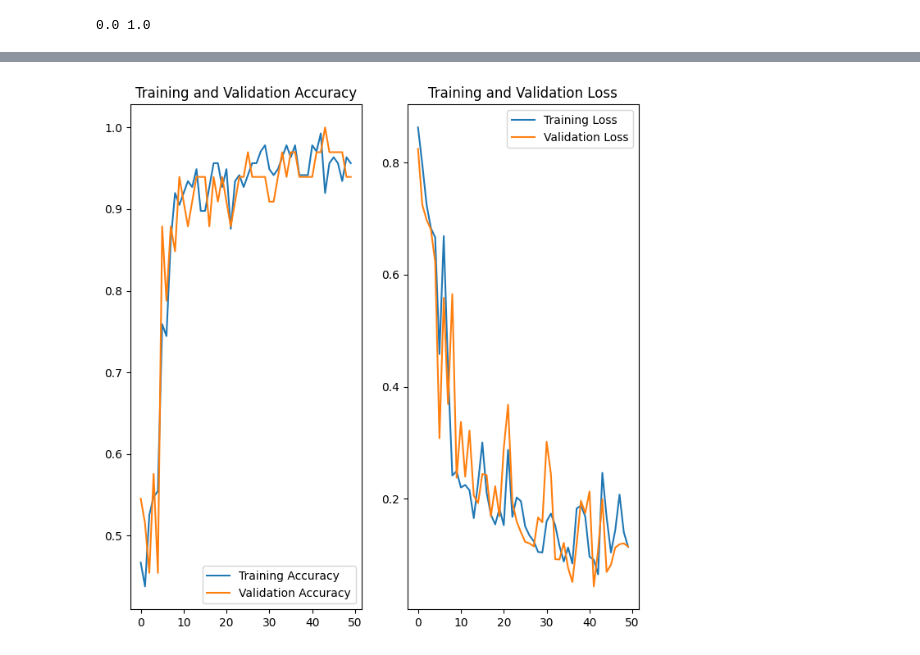
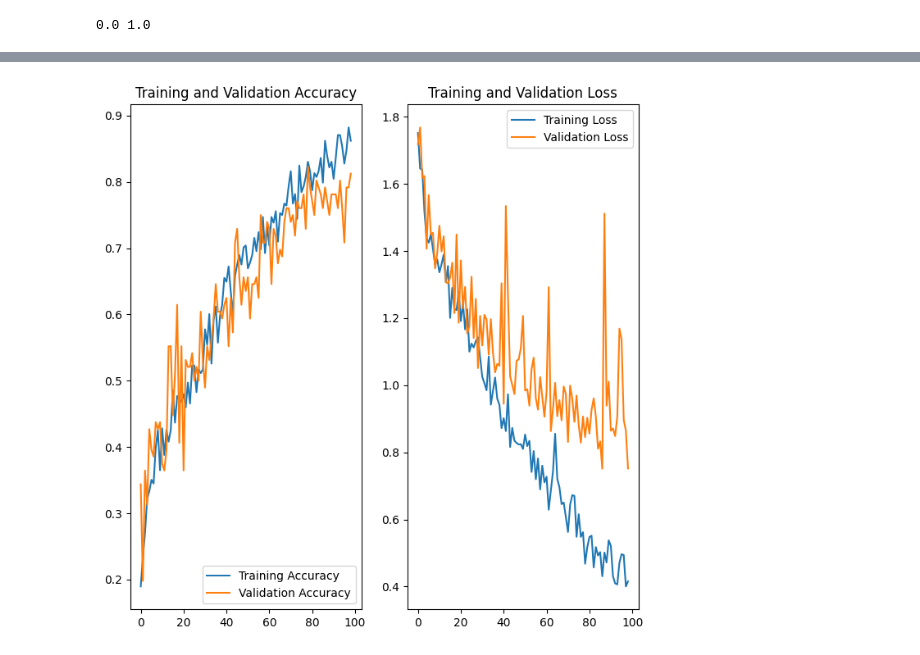
Before and after one commit to RonanRibouletPython/Taylor_Swift_Projects, a Jupyter notebook: model_experiments.ipynb, the cells around one changed output, grey strips where cells are left out. Saved outputs shown, nothing was run; the diff lists cells and outputs as text; code cells hidden in the pictures.

```diff
--- a/model_experiments.ipynb
+++ b/model_experiments.ipynb
@@ -13,6 +17,6 @@ EPOCHS=50
 # %%
 # Directory with the images
-data_dir = "Binary_Class_Eras_Tour"
+data_dir = "Multiple_Class_Eras_Tour"
 dataset = tf.keras.preprocessing.image_dataset_from_directory(
     data_dir,
     labels='inferred',
@@ -123,8 +127,8 @@ from tensorflow.keras.callbacks import ModelCheckpoint, EarlyStopping
 # Data augmentation
 data_augmentation = tf.keras.Sequential([
   tf.keras.layers.RandomFlip("horizontal_and_vertical"),
-  tf.keras.layers.RandomRotation(0.2),
-  #tf.keras.layers.RandomContrast(0.2),
+  tf.keras.layers.RandomRotation(0.4),
+  tf.keras.layers.RandomContrast(0.4),
   #tf.keras.layers.RandomCrop(height=1, width=1),
   #tf.keras.layers.RandomZoom(0.2),
   #tf.keras.layers.RandomTranslation(height_factor=0.2, width_factor=0.2),
@@ -140,21 +144,34 @@ input_shape = (BATCH_SIZE, IMAGE_SIZE, IMAGE_SIZE, CHANNELS)
 
 model = tf.keras.models.Sequential([
     resize_and_rescale,
-    tf.keras.layers.Conv2D(32, kernel_size = (3,3), activation='relu', input_shape=input_shape),
+    tf.keras.layers.Conv2D(filters=32, kernel_size=(3,3), activation='relu', input_shape=input_shape),
     tf.keras.layers.MaxPooling2D((2, 2)),
-    tf.keras.layers.Conv2D(64,  kernel_size = (3,3), activation='relu'),
+    tf.keras.layers.Dropout(0.25),
+
+    tf.keras.layers.Conv2D(filters=64,  kernel_size=(3,3), activation='relu'),
     tf.keras.layers.MaxPooling2D((2, 2)),
-    tf.keras.layers.Conv2D(64,  kernel_size = (3,3), activation='relu'),
+    tf.keras.layers.Dropout(0.25),
+
+    tf.keras.layers.Conv2D(filters=64,  kernel_size=(3,3), activation='relu'),
     tf.keras.layers.MaxPooling2D((2, 2)),
-    tf.keras.layers.Conv2D(64, (3, 3), activation='relu'),
+    tf.keras.layers.Dropout(0.25),
+
+    tf.keras.layers.Conv2D(filters=64, kernel_size=(3, 3), activation='relu'),
     tf.keras.layers.MaxPooling2D((2, 2)),
-    tf.keras.layers.Conv2D(64, (3, 3), activation='relu'),
+    tf.keras.layers.Dropout(0.25),
+
+    tf.keras.layers.Conv2D(filters=64, kernel_size=(3, 3), activation='relu'),
     tf.keras.layers.MaxPooling2D((2, 2)),
-    tf.keras.layers.Conv2D(64, (3, 3), activation='relu'),
+    tf.keras.layers.Dropout(0.25),
+
+
+    tf.keras.layers.Conv2D(filters=64, kernel_size=(3, 3), activation='relu'),
     tf.keras.layers.MaxPooling2D((2, 2)),
+    tf.keras.layers.Dropout(0.25),
+
     tf.keras.layers.Flatten(),
-    tf.keras.layers.Dense(64, activation='relu'),
-    tf.keras.layers.Dense(CHANNELS, activation='softmax'),
+    tf.keras.layers.Dense(32, activation='relu'),
+    tf.keras.layers.Dense(6, activation='softmax'),
 ])
 
 model.build(input_shape=input_shape)
@@ -199,7 +216,7 @@ history = model.fit(
     batch_size=BATCH_SIZE,
     validation_data=val_ds,
     verbose=1,
-    epochs=50,
+    epochs=EPOCHS,
     callbacks=callbacks_list
 )
 # %% [output]
@@ -238,23 +255,23 @@ val_acc = history.history['val_accuracy']
 loss = history.history['loss']
 val_loss = history.history['val_loss']
 # %%
-EPOCHS = 50
+EPOCHS = 99
 
 plt.figure(figsize=(8, 8))
 plt.subplot(1, 2, 1)
 plt.plot(range(EPOCHS), acc, label='Training Accuracy')
 plt.plot(range(EPOCHS), val_acc, label='Validation Accuracy')
 plt.legend(loc='lower right')
 plt.title('Training and Validation Accuracy')
 
 plt.subplot(1, 2, 2)
 plt.plot(range(EPOCHS), loss, label='Training Loss')
 plt.plot(range(EPOCHS), val_loss, label='Validation Loss')
 plt.legend(loc='upper right')
 plt.title('Training and Validation Loss')
 plt.show()
 # %% [output]
-[figure, old version]
+[figure, new version]
 # %%
 for images_batch, labels_batch in test_ds.take(1):
 
```
Also changed, not shown: parts of 30 cells of this notebook, 3 other files.
